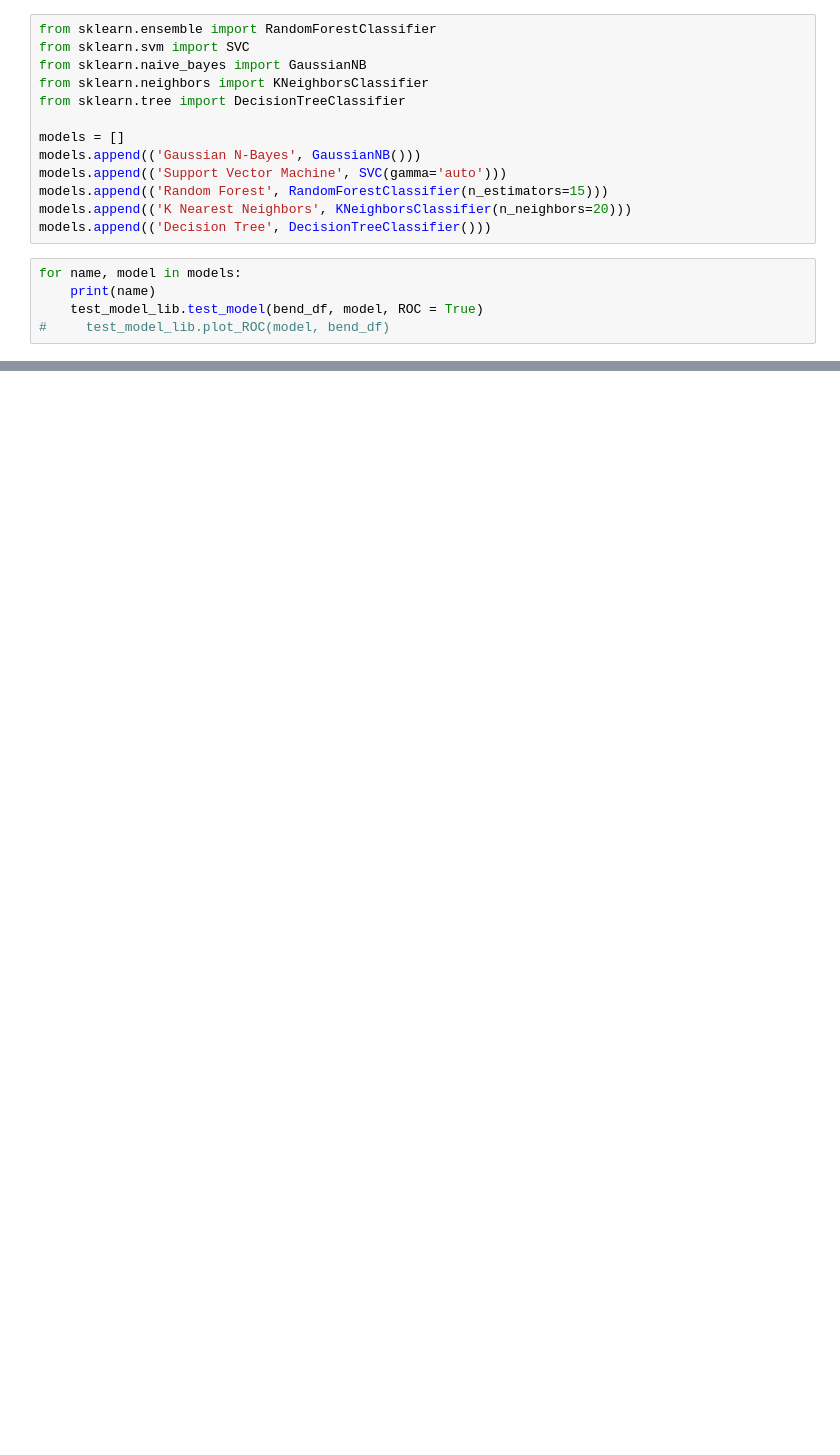
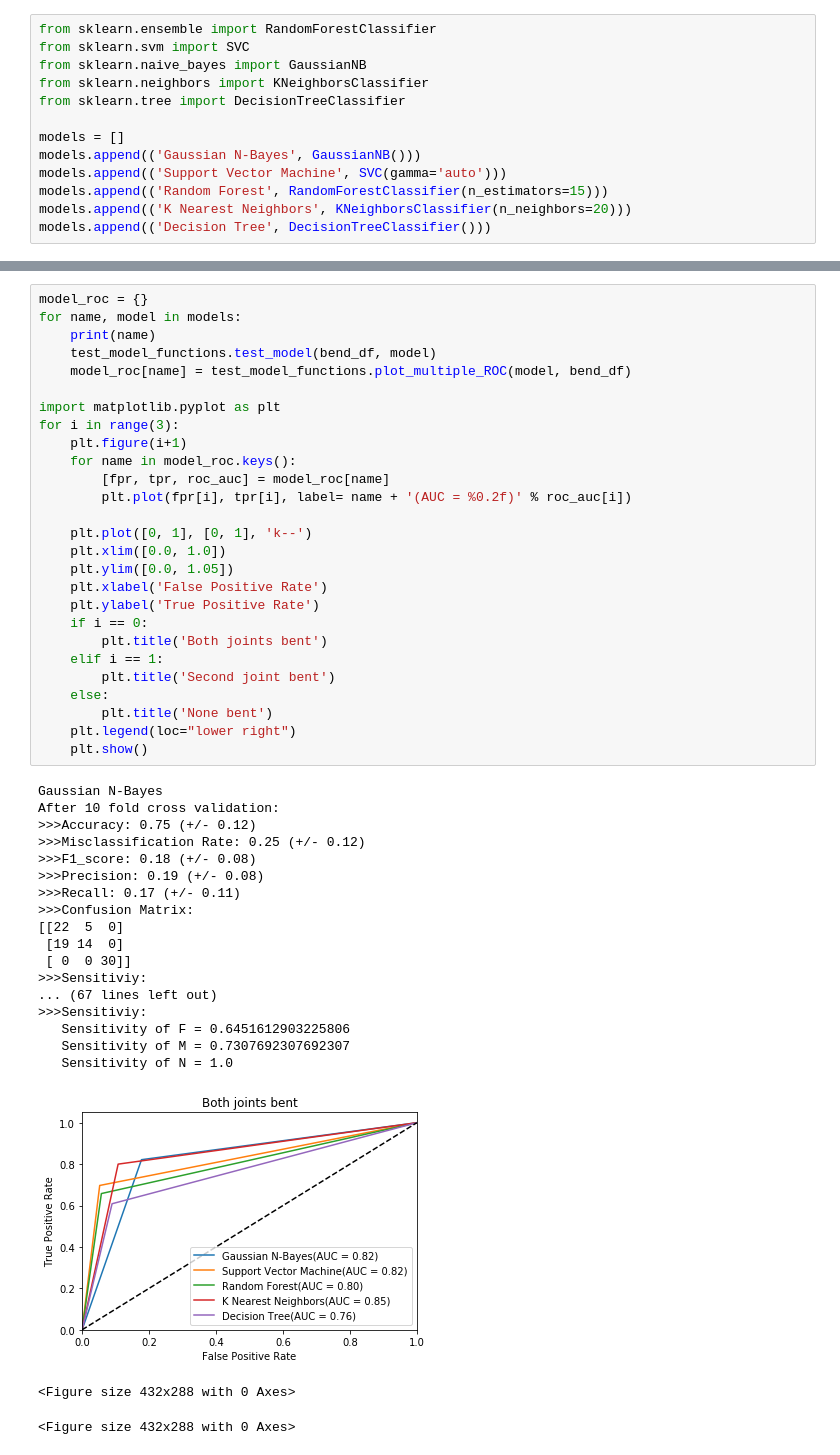
Before and after one commit to pratyushkaware2/finger_flex_classifier, a Jupyter notebook: training_with_cross_validation.ipynb, the cells around one changed output, grey strips where cells are left out. Saved outputs shown, nothing was run; the diff lists cells and outputs as text; blank space fills up the shorter version.

Commit message:
Added ROCs on same plot for easier comparison

```diff
--- a/training_with_cross_validation.ipynb
+++ b/training_with_cross_validation.ipynb
@@ -15,8 +15,3 @@ models.append(('Support Vector Machine', SVC(gamma='auto')))
 models.append(('Random Forest', RandomForestClassifier(n_estimators=15)))
 models.append(('K Nearest Neighbors', KNeighborsClassifier(n_neighbors=20)))
 models.append(('Decision Tree', DecisionTreeClassifier()))
-# %%
-for name, model in models:
-    print(name)
-    test_model_lib.test_model(bend_df, model, ROC = True)
-#     test_model_lib.plot_ROC(model, bend_df)
@@ -68,0 +18,48 @@ Random Forest
+# %%
+model_roc = {}
+for name, model in models:
+    print(name)
+    test_model_functions.test_model(bend_df, model)
+    model_roc[name] = test_model_functions.plot_multiple_ROC(model, bend_df)
+
+import matplotlib.pyplot as plt
+for i in range(3):
+    plt.figure(i+1)
+    for name in model_roc.keys():
+        [fpr, tpr, roc_auc] = model_roc[name]
+        plt.plot(fpr[i], tpr[i], label= name + '(AUC = %0.2f)' % roc_auc[i])
+
+    plt.plot([0, 1], [0, 1], 'k--')
+    plt.xlim([0.0, 1.0])
+    plt.ylim([0.0, 1.05])
+    plt.xlabel('False Positive Rate')
+    plt.ylabel('True Positive Rate')
+    if i == 0:
+        plt.title('Both joints bent')
+    elif i == 1:
+        plt.title('Second joint bent')
+    else:
+        plt.title('None bent')
+    plt.legend(loc="lower right")
+    plt.show()
+# %% [output]
+Gaussian N-Bayes
+After 10 fold cross validation:
+>>>Accuracy: 0.75 (+/- 0.12)
+>>>Misclassification Rate: 0.25 (+/- 0.12)
+>>>F1_score: 0.18 (+/- 0.08)
+>>>Precision: 0.19 (+/- 0.08)
+>>>Recall: 0.17 (+/- 0.11)
+>>>Confusion Matrix:
+[[22  5  0]
+ [19 14  0]
+ [ 0  0 30]]
+>>>Sensitiviy:
+... (67 lines left out)
+>>>Sensitiviy:
+   Sensitivity of F = 0.6451612903225806
+   Sensitivity of M = 0.7307692307692307
+   Sensitivity of N = 1.0
+[figure, added]
+<Figure size 432x288 with 0 Axes>
+<Figure size 432x288 with 0 Axes>
```
Also changed, not shown: parts of 3 cells of this notebook.
